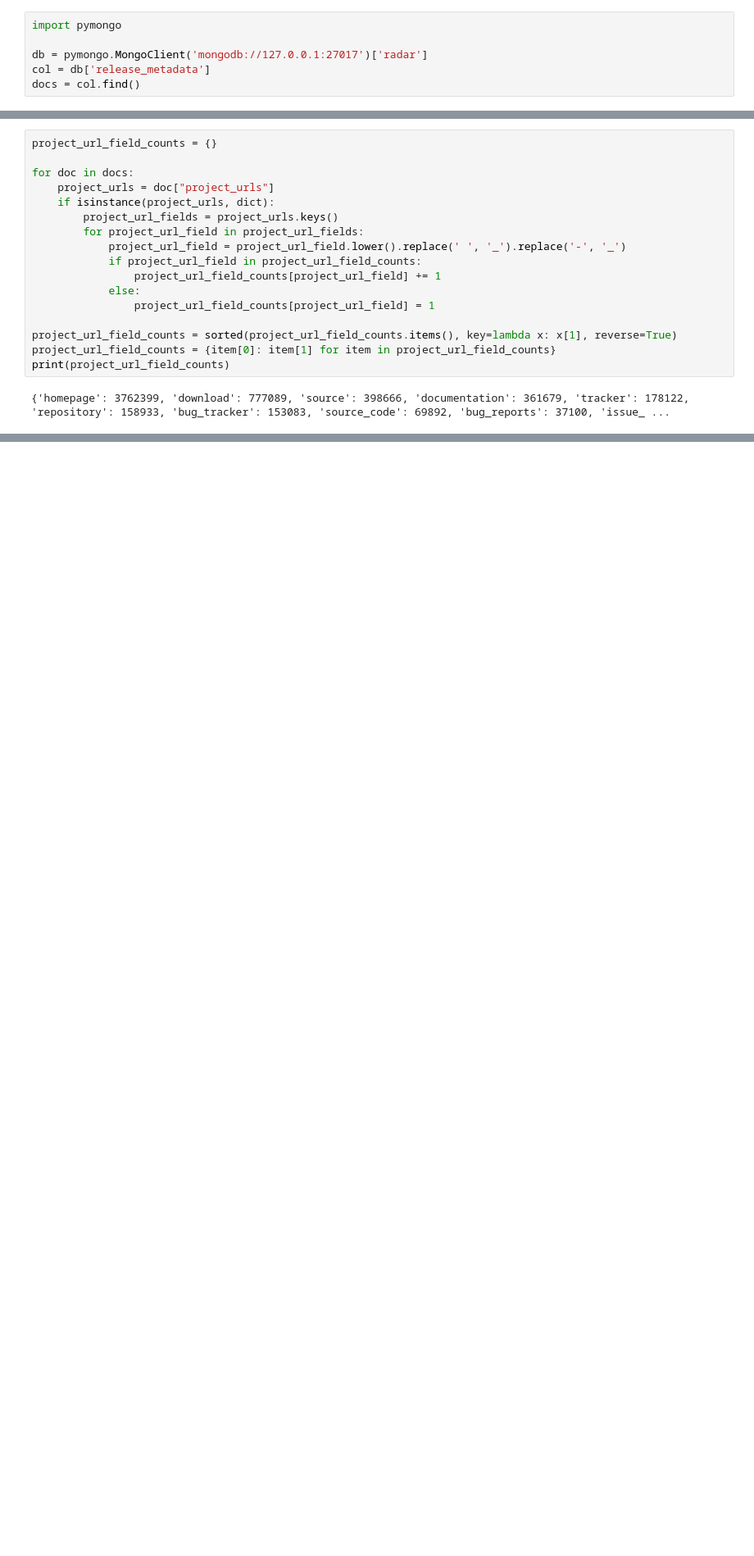
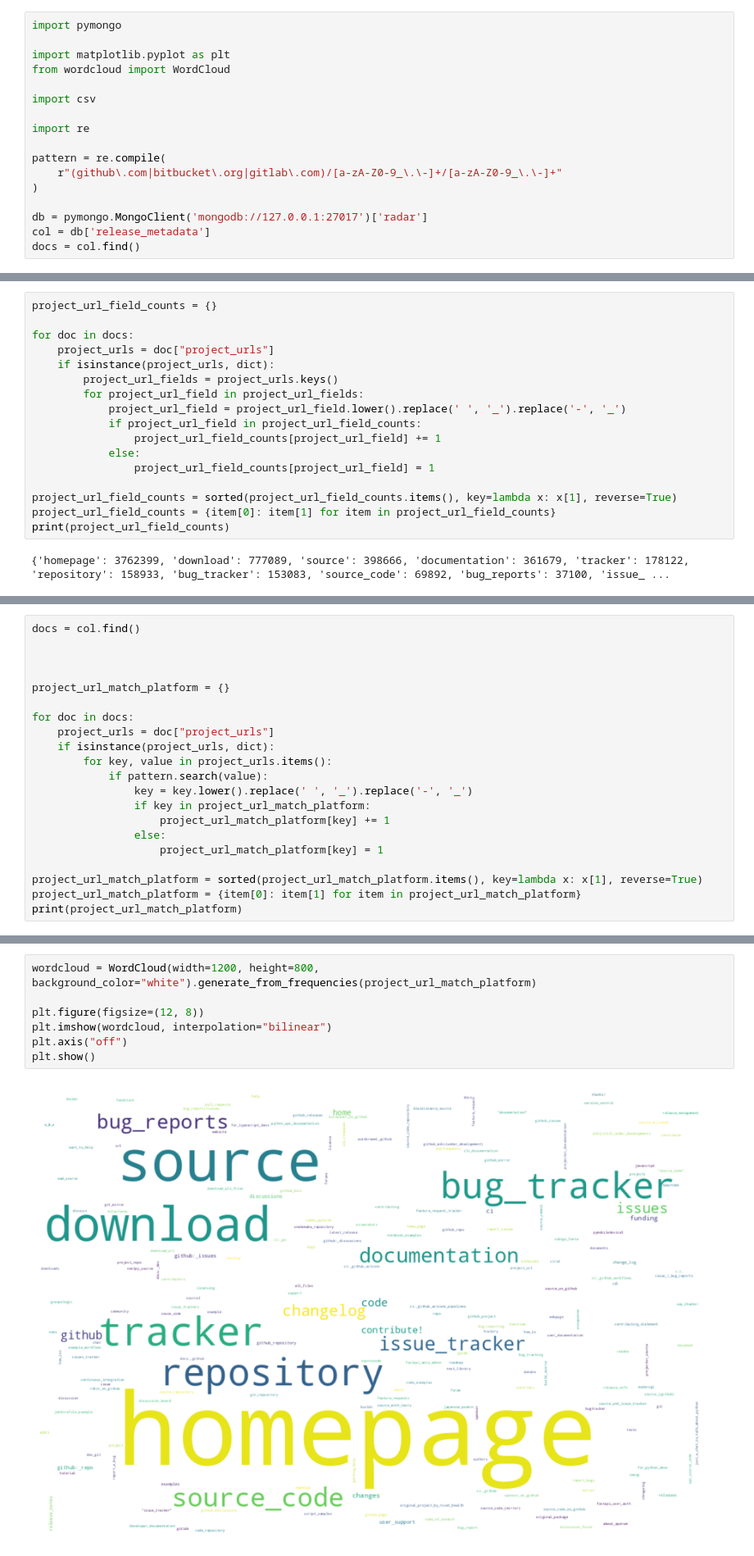
Before and after one commit to gaokai320/PyRadar, a Jupyter notebook: metadata_analysis.ipynb, the cells around one changed output, grey strips where cells are left out. Shown at 82% size. Saved outputs shown, nothing was run; the diff lists cells and outputs as text; blank space fills up the shorter version.

Commit message:
project_urls analysis: 2.6w for 2 platform urls todo: first match return is not enough

```diff
--- a/metadata_analysis.ipynb
+++ b/metadata_analysis.ipynb
@@ -1,5 +1,16 @@
 # %%
 import pymongo
+
+import matplotlib.pyplot as plt
+from wordcloud import WordCloud
+
+import csv
+
+import re
+
+pattern = re.compile(
+    r"(github\.com|bitbucket\.org|gitlab\.com)/[a-zA-Z0-9_\.\-]+/[a-zA-Z0-9_\.\-]+"
+)
 
 db = pymongo.MongoClient('mongodb://127.0.0.1:27017')['radar']
 col = db['release_metadata']
@@ -51,0 +85,21 @@ bug tracker等field的url匹配包含代码托管平台关键词, 随机抽一
+# %%
+docs = col.find()
+
+
+
+project_url_match_platform = {}
+
+for doc in docs:
+    project_urls = doc["project_urls"]
+    if isinstance(project_urls, dict):
+        for key, value in project_urls.items():
+            if pattern.search(value):
+                key = key.lower().replace(' ', '_').replace('-', '_')
+                if key in project_url_match_platform:
+                    project_url_match_platform[key] += 1
+                else:
+                    project_url_match_platform[key] = 1
+
+project_url_match_platform = sorted(project_url_match_platform.items(), key=lambda x: x[1], reverse=True)
+project_url_match_platform = {item[0]: item[1] for item in project_url_match_platform}
+print(project_url_match_platform)
@@ -51,0 +108,9 @@ bug tracker等field的url匹配包含代码托管平台关键词, 随机抽一
+# %%
+wordcloud = WordCloud(width=1200, height=800, background_color="white").generate_from_frequencies(project_url_match_platform)
+
+plt.figure(figsize=(12, 8))
+plt.imshow(wordcloud, interpolation="bilinear")
+plt.axis("off")
+plt.show()
+# %% [output]
+[figure, added]
```
Also changed, not shown: parts of 11 cells of this notebook, 2 other files.
